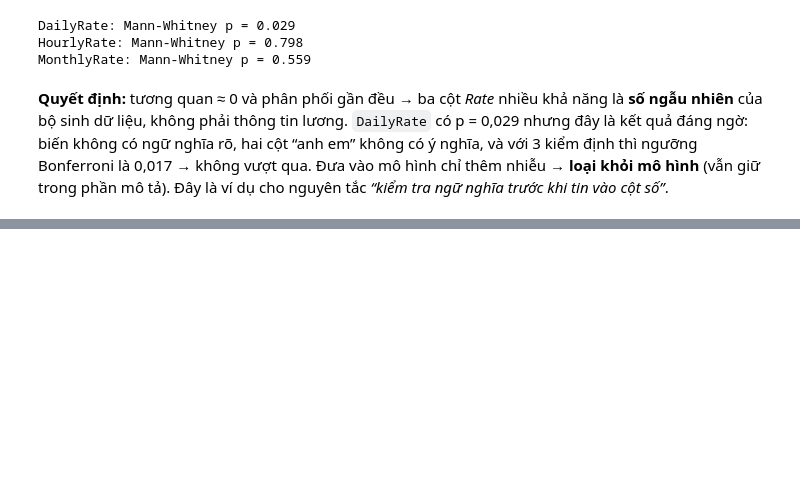
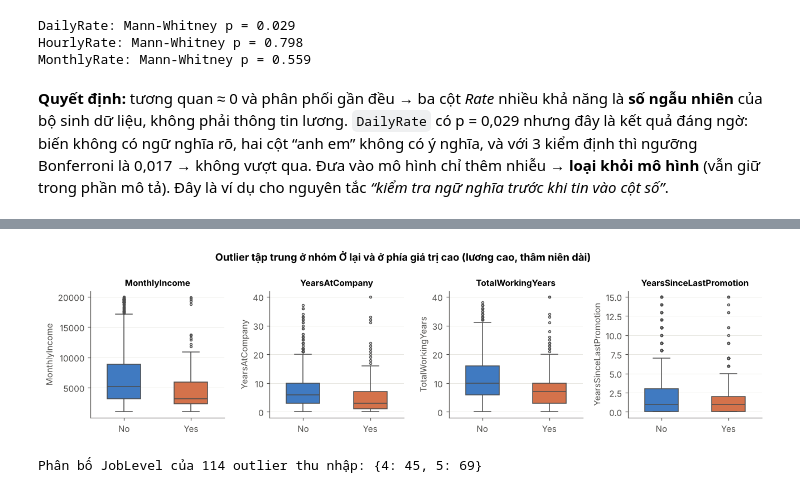
Before and after one commit to trangthu171106/ibm-hr-attrition-analysis, a Jupyter notebook: IBM_HR_Attrition_Analysis.ipynb, the cells around one changed output, grey strips where cells are left out. Saved outputs shown, nothing was run; the diff lists cells and outputs as text; code cells hidden in the pictures; blank space fills up the shorter version.

```diff
--- a/IBM_HR_Attrition_Analysis.ipynb
+++ b/IBM_HR_Attrition_Analysis.ipynb
@@ -292,0 +295,13 @@ MonthlyRate: Mann-Whitney p = 0.559
+# %%
+# 2.4 Phát hiện outlier bằng quy tắc IQR (Q1 − 1,5·IQR; Q3 + 1,5·IQR) cho các biến liên tục / đếm
+cont = ["MonthlyIncome", "TotalWorkingYears", "YearsAtCompany", "YearsInCurrentRole",
+        "YearsSinceLastPromotion", "YearsWithCurrManager", "NumCompaniesWorked", "Age", "DistanceFromHome"]
+rows = []
+for c in cont:
+    q1, q3 = df[c].quantile([.25, .75]); iqr = q3 - q1
+    lo, hi = q1 - 1.5 * iqr, q3 + 1.5 * iqr
+    n_out = int(((df[c] < lo) | (df[c] > hi)).sum())
+    rows.append([c, round(lo, 1), round(hi, 1), n_out, round(n_out / len(df) * 100, 1),
+                 round(df[c].skew(), 2), round(df[c].mean(), 1), df[c].median()])
+outlier_tbl = pd.DataFrame(rows, columns=["Biến", "Cận dưới", "Cận trên", "Số outlier", "%", "Skewness", "Mean", "Median"])
+outlier_tbl.sort_values("Số outlier", ascending=False)
@@ -292,0 +319,17 @@ MonthlyRate: Mann-Whitney p = 0.559
+# %%
+# 2.4b Trực quan hóa outlier: boxplot theo nhóm Attrition — outlier có phải "lỗi" hay là một phân khúc thật?
+show = ["MonthlyIncome", "YearsAtCompany", "TotalWorkingYears", "YearsSinceLastPromotion"]
+fig, axes = plt.subplots(1, 4, figsize=(12, 3.2))
+for ax, c in zip(axes, show):
+    sns.boxplot(data=df, x="Attrition", y=c, order=["No", "Yes"], palette=[C_STAY, C_LEAVE],
+                width=0.5, fliersize=2.5, linewidth=1, ax=ax)
+    ax.set_xlabel(""); ax.set_title(c, fontsize=10)
+fig.suptitle("Outlier tập trung ở nhóm Ở lại và ở phía giá trị cao (lương cao, thâm niên dài)", fontweight="bold")
+save(fig, "fig04_outliers")
+
+# Outlier thu nhập có tương ứng với cấp bậc cao không? (nếu có → giá trị hợp lệ, không phải lỗi)
+q3, q1 = df.MonthlyIncome.quantile([.75, .25]); hi = q3 + 1.5 * (q3 - q1)
+print("Phân bố JobLevel của 114 outlier thu nhập:", df.loc[df.MonthlyIncome > hi, "JobLevel"].value_counts().sort_index().to_dict())
+# %% [output]
+[figure, added]
+Phân bố JobLevel của 114 outlier thu nhập: {4: 45, 5: 69}
```
Also changed, not shown: parts of 9 cells of this notebook, 1 other file.
